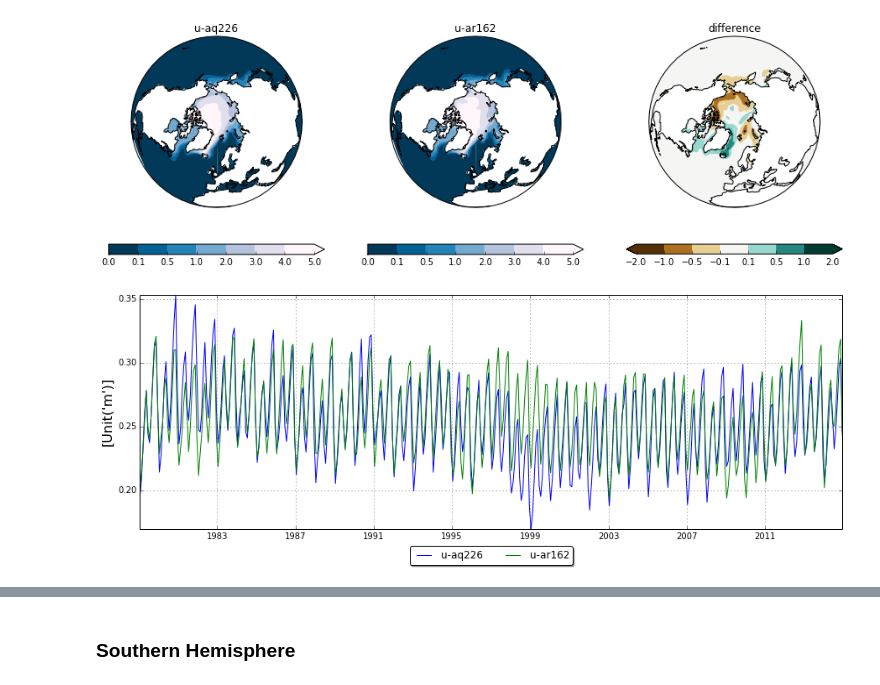
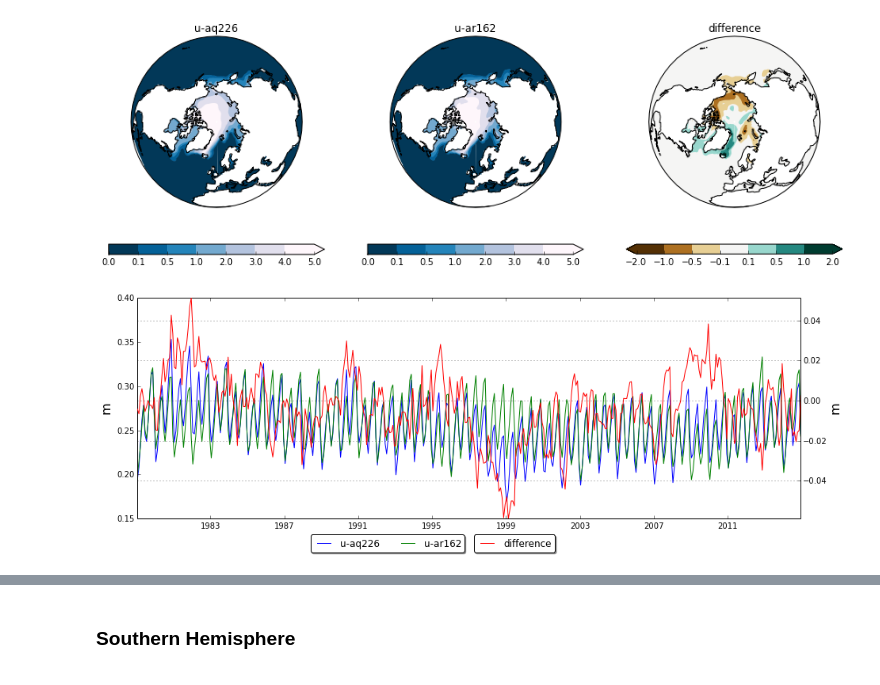
Before and after one commit to douglask3/albedo_teleconection, a Jupyter notebook: Untitled1.ipynb, the cells around one changed output, grey strips where cells are left out. Cells and saved outputs as stored; diff of their text form; code cells hidden in the pictures.

Commit message:
TS difference on same plot and TS for specific areas. needs tidying

```diff
--- a/Untitled1.ipynb
+++ b/Untitled1.ipynb
@@ -105,9 +105,36 @@ projection=ccrs.Orthographic(0.0, 90.0)
 plot_projection(projection = projection)
 # %% [output]
 [figure]
-# %%
-for s, j in zip(sea_ice,jobs[:-1]): s.long_name = j
-
-plot_cube_TS(sea_ice)
-# %% [output]
-[figure, removed]
+# %%
+for s, j in zip(sea_ice,jobs[:-1]): s.long_name = j
+
+def plot_cube_TS(cubes, addChange = True, running_mean = False, mean = True, units = None):
+
+    if units is None: units = [cubes[0].units if mean else '']
+    ncol = min(4 * int(len(cubes)**0.5), len(cubes))
+
+    cubes = [cube_TS(cube, running_mean, mean) for cube in cubes]
+    for cube in cubes: iplt.plot(cube, label = cube.name())
+
+    plt.gca().set_ylabel(units, fontsize=16)
+    plt.legend(loc = 'upper right', bbox_to_anchor = (0.5, -0.05),
+               fancybox = True, shadow = True, ncol = ncol)
+
+
+    if addChange is None or addChange:
+        dcubes = [cubes[0] - cube for cube in cubes[1:]]
+        if addChange: ax2 = plt.gca().twinx()
+        for cube in dcubes: iplt.plot(cube, 'r', label = 'difference')
+
+        plt.legend(loc = 'upper left', bbox_to_anchor = (0.5, -0.05),
+                   fancybox = True, shadow = True, ncol = ncol)
+
+    plt.grid(True)
+    plt.axis('tight')
+
+    plt.gca().set_ylabel(units, fontsize=16)
+
+
+plot_cube_TS(sea_ice, units = 'm')
+# %% [output]
+[figure, added]
```
Also changed, not shown: parts of 6 cells of this notebook, 1 other file.
